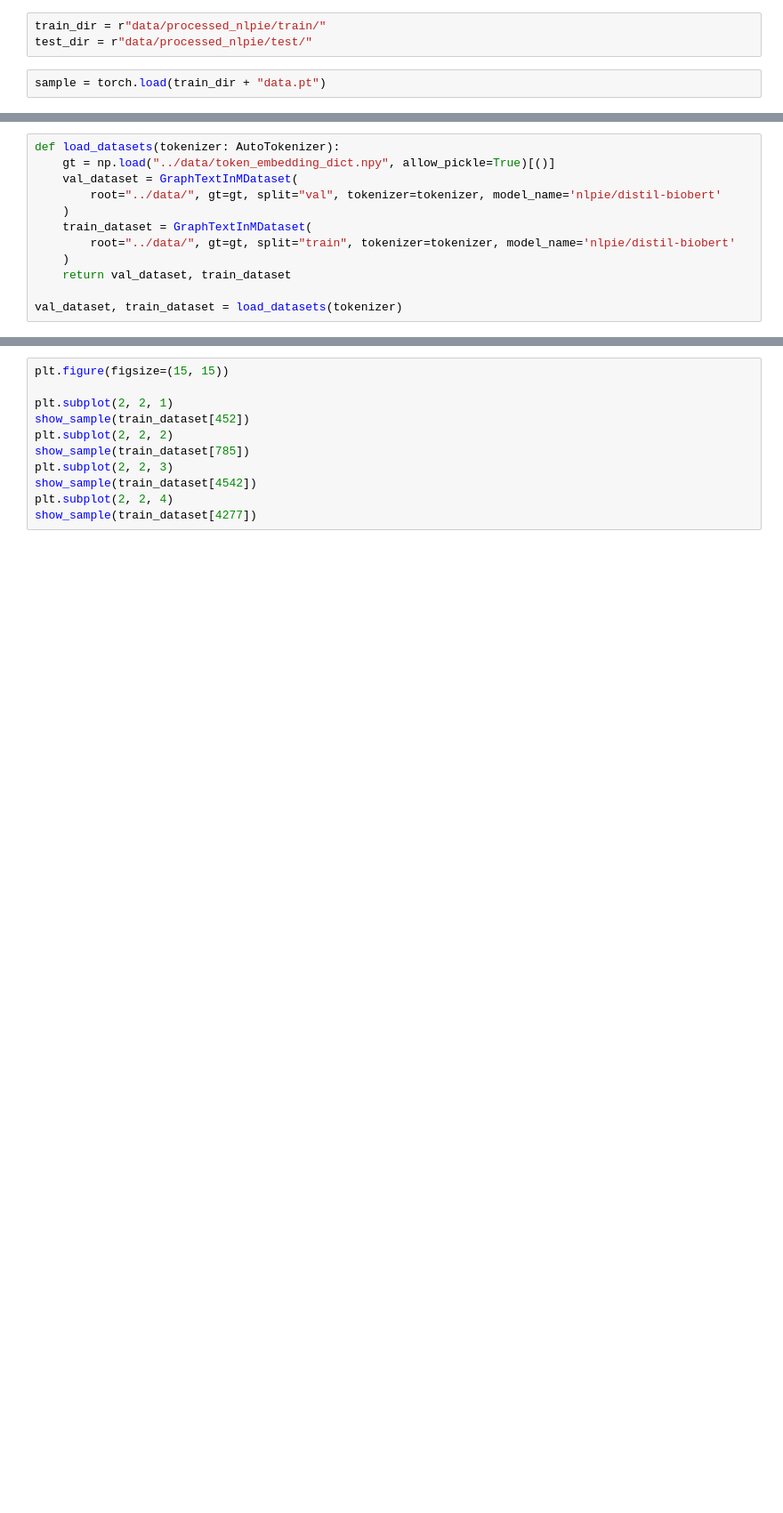
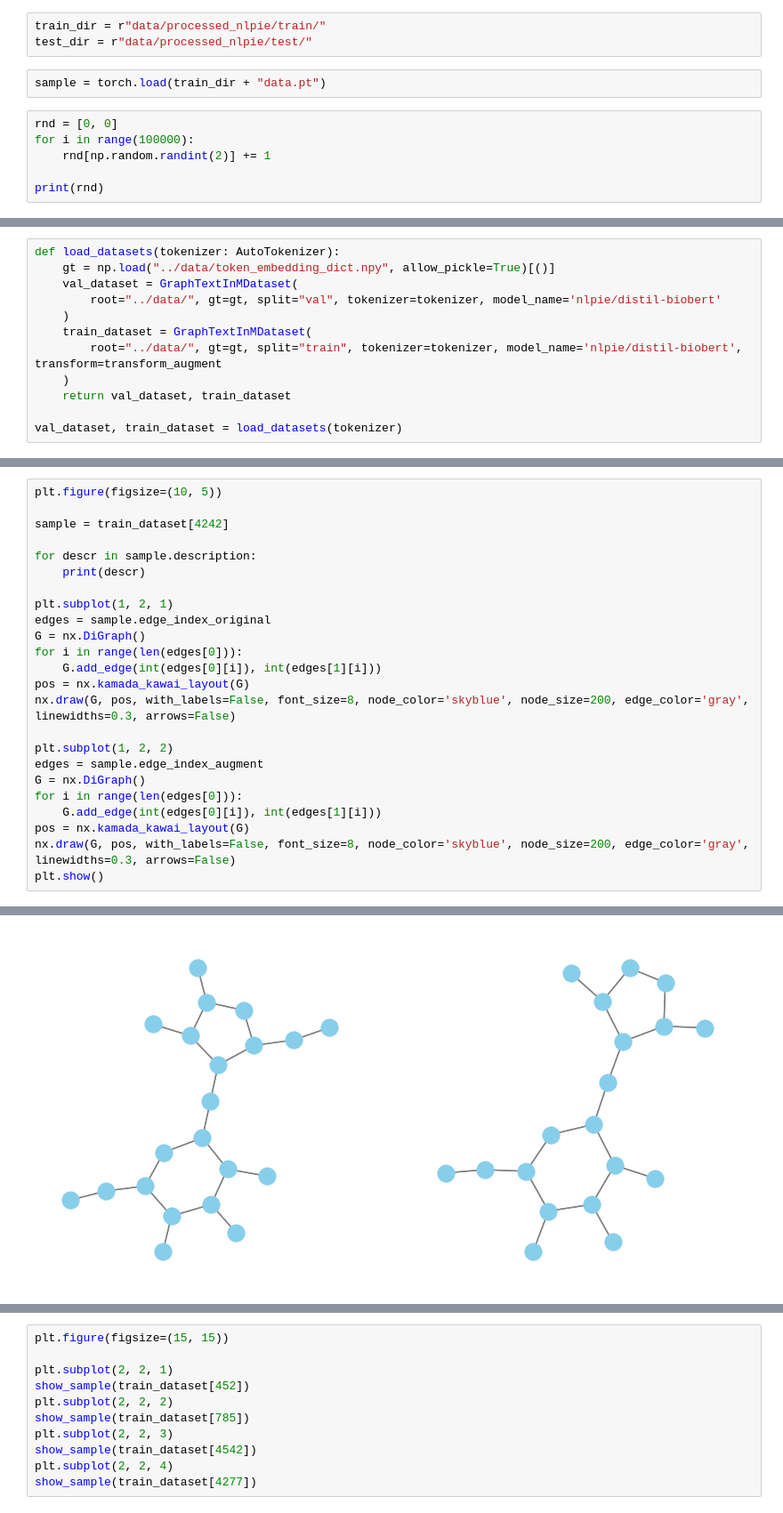
Before and after one commit to Liphos/Altegrad-MVA-2023-2024, a Jupyter notebook: notebooks/eda.ipynb, the cells around one changed output, grey strips where cells are left out. Shown at 89% size. Saved outputs shown, nothing was run; the diff lists cells and outputs as text; blank space fills up the shorter version.

Commit message:
Data augmentation setup

```diff
--- a/notebooks/eda.ipynb
+++ b/notebooks/eda.ipynb
@@ -66,3 +93,9 @@ train_dir = r"data/processed_nlpie/train/"
 test_dir = r"data/processed_nlpie/test/"
 # %%
 sample = torch.load(train_dir + "data.pt")
+# %%
+rnd = [0, 0]
+for i in range(100000):
+    rnd[np.random.randint(2)] += 1
+
+print(rnd)
@@ -73,7 +138,7 @@ def load_datasets(tokenizer: AutoTokenizer):
         root="../data/", gt=gt, split="val", tokenizer=tokenizer, model_name='nlpie/distil-biobert'
     )
     train_dataset = GraphTextInMDataset(
-        root="../data/", gt=gt, split="train", tokenizer=tokenizer, model_name='nlpie/distil-biobert'
+        root="../data/", gt=gt, split="train", tokenizer=tokenizer, model_name='nlpie/distil-biobert', transform=transform_augment
     )
     return val_dataset, train_dataset
 
@@ -104,0 +301,25 @@ def show_sample(sample):
+# %%
+plt.figure(figsize=(10, 5))
+
+sample = train_dataset[4242]
+
+for descr in sample.description:
+    print(descr)
+
+plt.subplot(1, 2, 1)
+edges = sample.edge_index_original
+G = nx.DiGraph()
+for i in range(len(edges[0])):
+    G.add_edge(int(edges[0][i]), int(edges[1][i]))
+pos = nx.kamada_kawai_layout(G)
+nx.draw(G, pos, with_labels=False, font_size=8, node_color='skyblue', node_size=200, edge_color='gray', linewidths=0.3, arrows=False)
+
+plt.subplot(1, 2, 2)
+edges = sample.edge_index_augment
+G = nx.DiGraph()
+for i in range(len(edges[0])):
+    G.add_edge(int(edges[0][i]), int(edges[1][i]))
+pos = nx.kamada_kawai_layout(G)
+nx.draw(G, pos, with_labels=False, font_size=8, node_color='skyblue', node_size=200, edge_color='gray', linewidths=0.3, arrows=False)
+plt.show()
+# %% [output]
@@ -104,0 +329 @@ def show_sample(sample):
+[figure, added]
```
Also changed, not shown: parts of 19 cells of this notebook, 4 other files.
